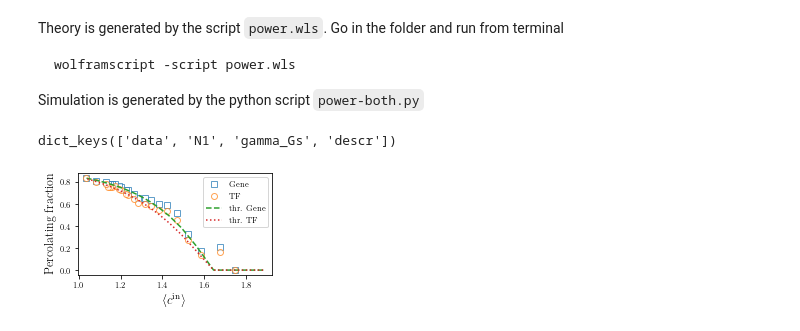
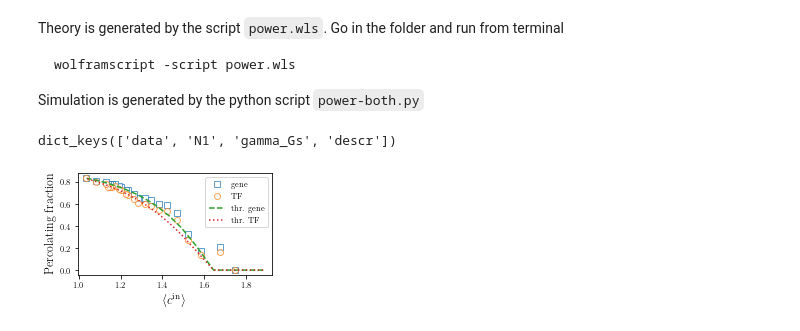
Before and after one commit to g-torr/percolation-grn, a Jupyter notebook: Section-4/pruning-aOC/type_II/type_II.ipynb, the cells around one changed output. Cells and saved outputs as stored; diff of their text form; code cells hidden in the pictures.

```diff
--- a/Section-4/pruning-aOC/type_II/type_II.ipynb
+++ b/Section-4/pruning-aOC/type_II/type_II.ipynb
@@ -75,28 +76,28 @@ dict_keys(['data', 'N1', 'gamma_Gs', 'descr'])
 # %%
 latexify.latexify(columns=2)
 cin = data[:,2]
-plt.plot(cin,np.array(data)[:,0],'s',mfc='w',label= 'Gene',alpha = 0.7)
+plt.plot(cin,np.array(data)[:,0],'s',mfc='w',label= 'gene',alpha = 0.7)
 plt.plot(cin,np.array(data)[:,1],'o',mfc='w',label='TF',alpha=0.7)
 din=np.mean(data,axis=0)[-1]
 '''cav_gene_curve=on.gene_cavity_tb.iloc[:,np.argmin((np.array(on.gene_cavity_tb.index)-din+1)**2)]#select the theoretical values with the closest possible value of c
 cav_TF_curve=on.TF_cavity_tb.iloc[:,np.argmin((np.array(on.gene_cavity_tb.index)-din+1)**2)]
 index=cav_gene_curve.index
 value=cav_gene_curve.values
 
 value=cav_TF_curve.values
 '''
 g_thr,lambda_thr,c_thr = spacchetta("genes_on_cavity.txt")
 if abs((c_thr+1)/data[0][3]-1)>0.2:
     print('Attention!! Simulation and theory at different c')
 #plt.plot(np.array(lambda_thr),g_thr,'--',label= 'thr. Gene')
-plt.plot(zeta(lambda_thr),g_thr,'--',label= 'thr. Gene')
+plt.plot(zeta(lambda_thr),g_thr,'--',label= 'thr. gene')
 t_thr,lambda_thr,c_thr = spacchetta('TFs_on_cavity.txt')
 plt.plot(zeta(lambda_thr),t_thr,':',label= 'thr. TF')
 plt.legend()
 #plt.semilogx()
 plt.xlabel("$\\langle c^{\mathrm{in}} \\rangle$",fontsize=13)
 plt.ylabel('Percolating fraction',fontsize=12)
 plt.tight_layout()
 #plt.savefig('power-both.pdf')
 # %% [output]
-[figure, old version]
+[figure, new version]
```
Also changed, not shown: parts of 3 cells of this notebook, 43 other files.
